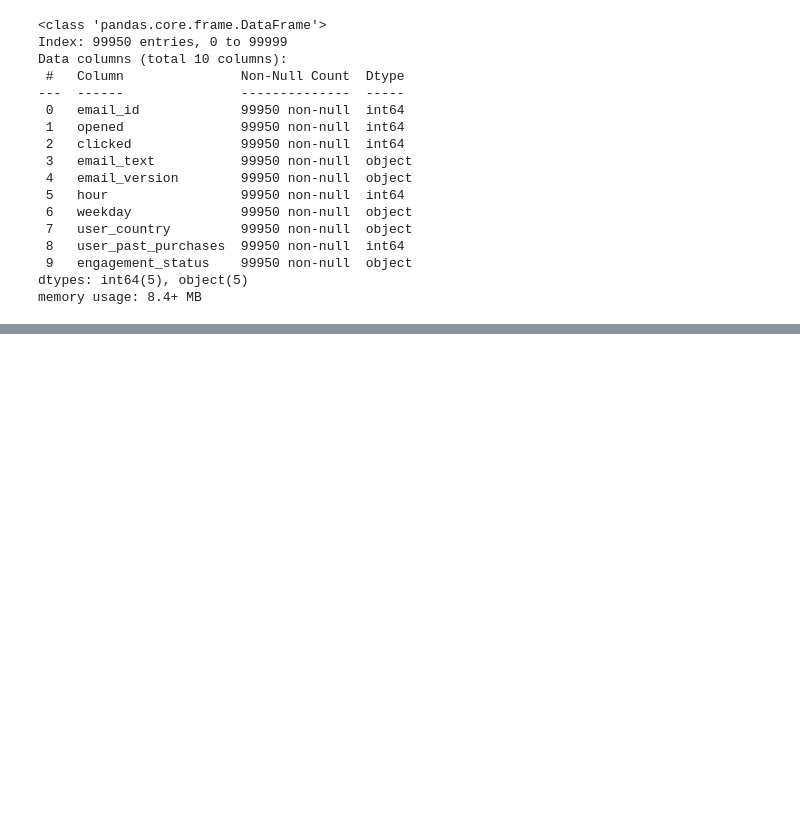
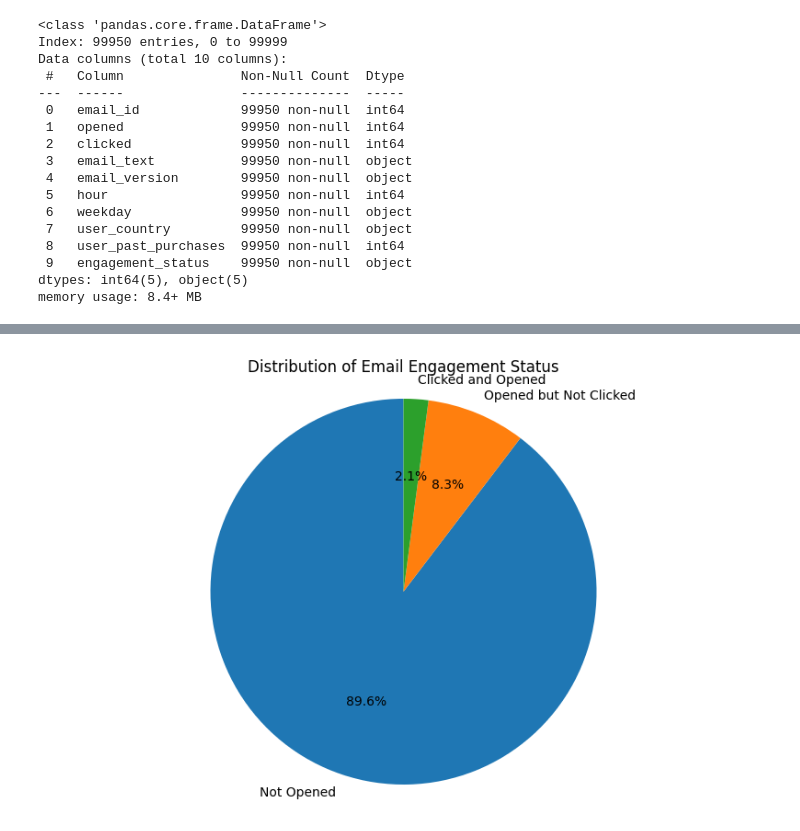
Before and after one commit to kokilagaurav/Email_marketing, a Jupyter notebook: notebook.ipynb, the cells around one changed output, grey strips where cells are left out. Cells and saved outputs as stored; diff of their text form; code cells hidden in the pictures; blank space fills up the shorter version.

```diff
--- a/notebook.ipynb
+++ b/notebook.ipynb
@@ -254,0 +278,9 @@ memory usage: 8.4+ MB
+# %%
+plt.figure(figsize=(10, 6))
+engagement_counts = new_df['engagement_status'].value_counts()
+plt.pie(engagement_counts.values, labels=engagement_counts.index, autopct='%1.1f%%', startangle=90)
+plt.title('Distribution of Email Engagement Status')
+plt.axis('equal')
+plt.show()
+# %% [output]
+[figure, added]
```
Also changed, not shown: parts of 8 cells of this notebook.
